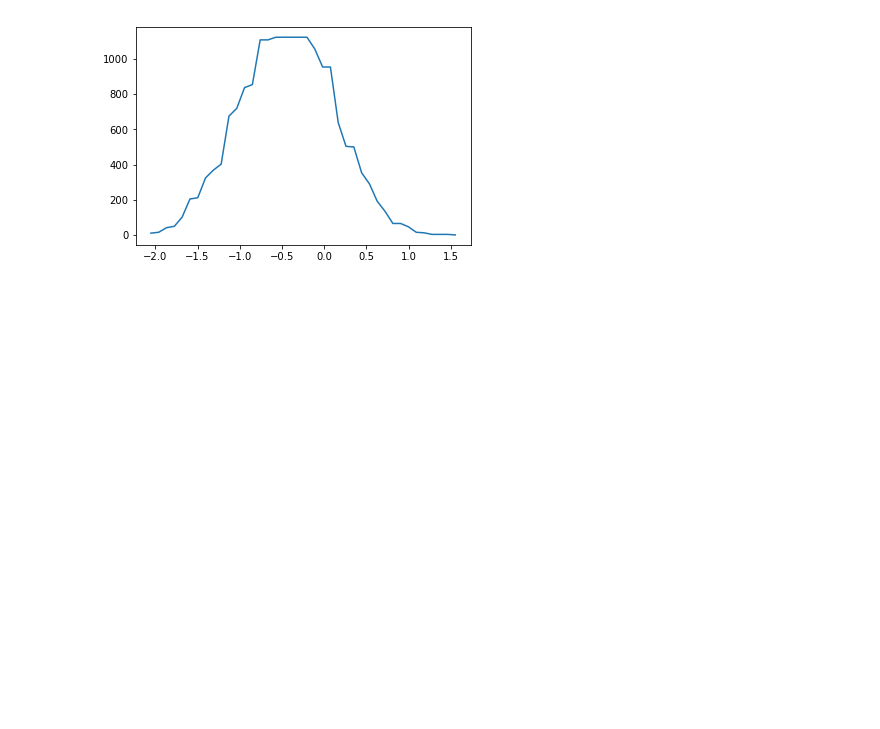
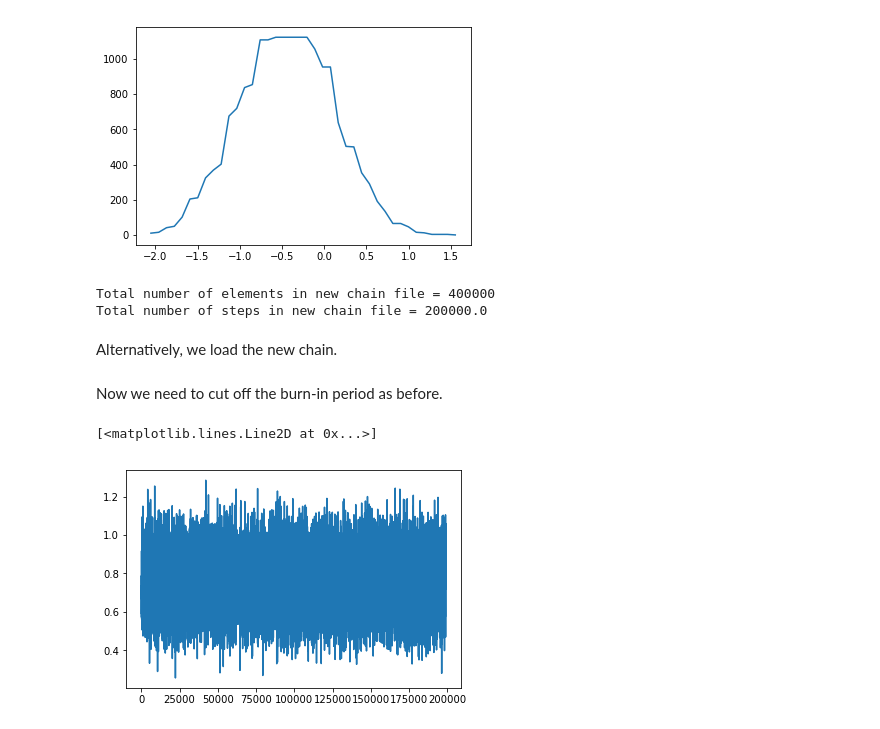
Before and after one commit to dparkins/MCMC-chain-analysis, a Jupyter notebook: MCMC_chain_analysis.ipynb, the cells around one changed output. Drawn from its saved outputs; the diff is of its cells as text; code cells hidden in the pictures; blank space fills up the shorter version.

```diff
--- a/MCMC_chain_analysis.ipynb
+++ b/MCMC_chain_analysis.ipynb
@@ -185,3 +165,27 @@ plt.plot(bins,h_y_new)
 # %% [output]
 [<matplotlib.lines.Line2D at 0x...>]
 [figure]
+# %%
+raw2 = np.loadtxt('chain_long.dat');
+shape2 = raw2.size
+print("Total number of elements in new chain file = {}".format(shape2))
+num_steps2 = shape2/(save_dim)
+print("Total number of steps in new chain file = {}".format(num_steps2))
+# %% [output]
+Total number of elements in new chain file = 400000
+Total number of steps in new chain file = 200000.0
+# %% [markdown]
+Alternatively, we load the new chain.
+# %%
+chain2 = raw2.reshape(num_steps2,save_dim)
+# %% [markdown]
+Now we need to cut off the burn-in period as before.
+# %%
+burn_in_cut = 1000
+burn_in_chain2=chain2[burn_in_cut:,:]
+burn_in_index2=np.arange(0,num_steps2-burn_in_cut)
+import matplotlib.pyplot as plt
+plt.plot(burn_in_index2,burn_in_chain2[:,0])
+# %% [output]
+[<matplotlib.lines.Line2D at 0x...>]
+[figure, added]
```
Also changed, not shown: parts of 12 cells of this notebook.
